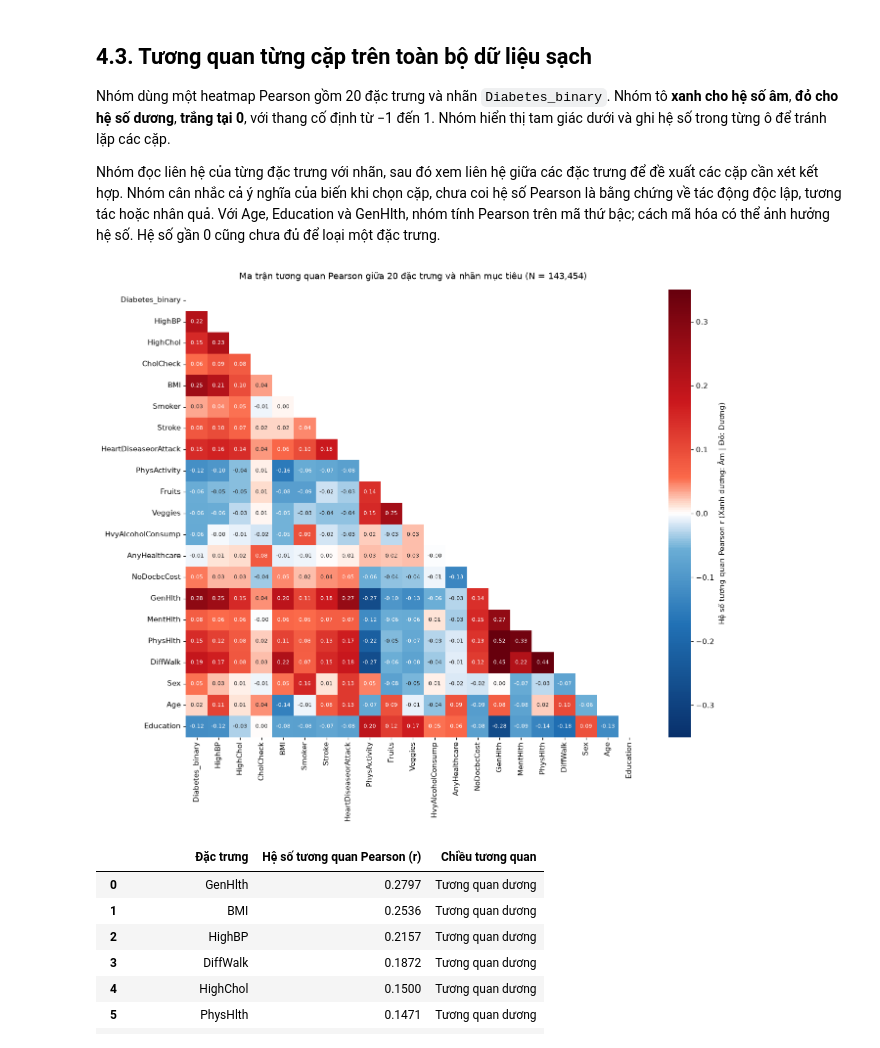
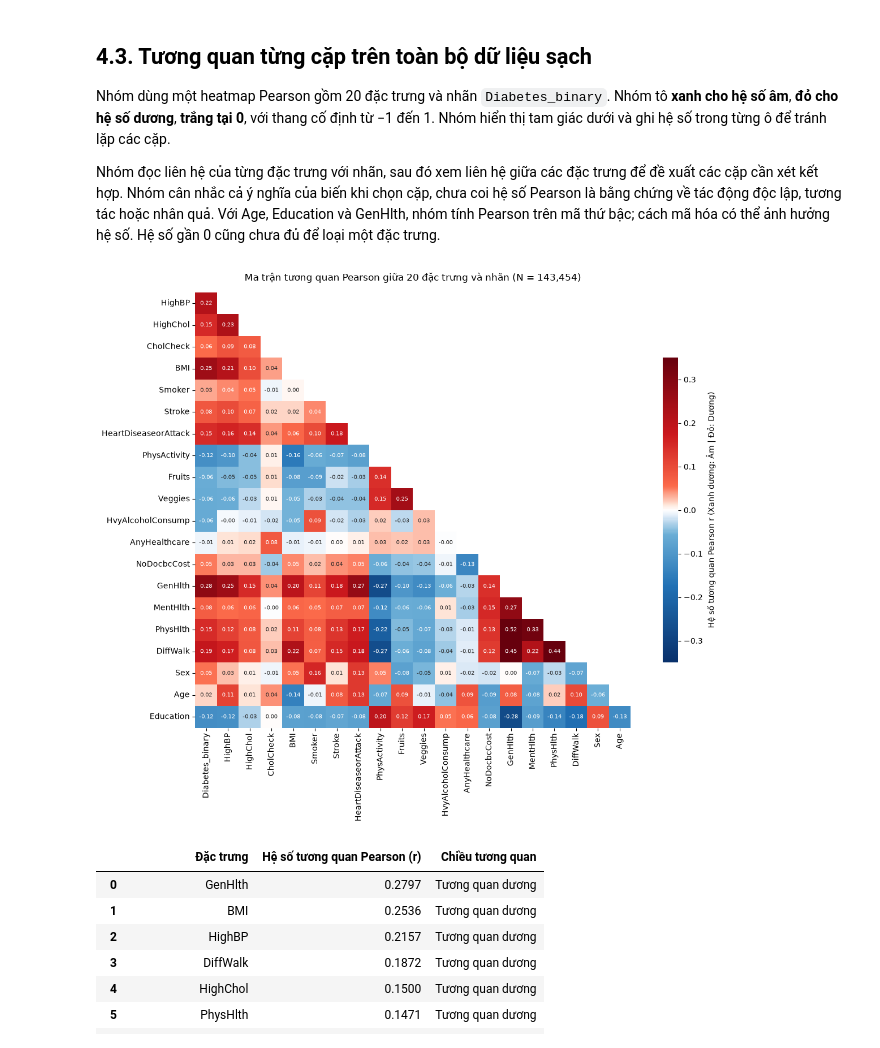
Before and after one commit to trancongdureal/ADY201m, a Jupyter notebook: Bao_cao_cuoi_ky_Nhom_6_v2.ipynb, the cells around one changed output. Drawn from its saved outputs; the diff is of its cells as text; code cells hidden in the pictures.

Commit message:
feat: reconcile latest report with high-contrast correlation heatmap and XGBoost workflow

```diff
--- a/Bao_cao_cuoi_ky_Nhom_6_v2.ipynb
+++ b/Bao_cao_cuoi_ky_Nhom_6_v2.ipynb
@@ -66,7 +68,7 @@ import seaborn as sns
 import sqlite3
 
 # 1. Đọc tệp khảo sát BRFSS 2015
-df_raw = pd.read_csv('data.csv', float_precision='round_trip')
+df_raw = pd.read_csv('2015.csv', float_precision='round_trip')
 print(f"Kích thước tệp dữ liệu thô: {df_raw.shape[0]:,} dòng × {df_raw.shape[1]} cột")
 
 # 2. Danh sách 20 cột đặc trưng ứng viên và 1 cột nhãn mục tiêu
@@ -966,36 +967,33 @@ Nhóm dùng một heatmap Pearson gồm 20 đặc trưng và nhãn `Diabetes_bin
 
 Nhóm đọc liên hệ của từng đặc trưng với nhãn, sau đó xem liên hệ giữa các đặc trưng để đề xuất các cặp cần xét kết hợp. Nhóm cân nhắc cả ý nghĩa của biến khi chọn cặp, chưa coi hệ số Pearson là bằng chứng về tác động độc lập, tương tác hoặc nhân quả. Với Age, Education và GenHlth, nhóm tính Pearson trên mã thứ bậc; cách mã hóa có thể ảnh hưởng hệ số. Hệ số gần 0 cũng chưa đủ để loại một đặc trưng.
 # %%
-# Biểu đồ 10: Ma trận tương quan Pearson giữa 20 đặc trưng và nhãn mục tiêu (N = 143,454)
+# Biểu đồ 10: Ma trận tương quan Pearson (tam giác dưới) giữa 20 đặc trưng và nhãn mục tiêu
 from matplotlib.colors import LinearSegmentedColormap
 
 # Thiết lập dải màu tương quan phân kỳ có độ tương phản cao:
 # Hệ số âm (< 0) ngả Xanh dương, Hệ số dương (> 0) ngả Đỏ
 # Thu hẹp dải màu trắng trung tâm tại 0 để hạn chế màu nhạt, phân biệt sắc nét tương quan âm - dương
 cmap_corr = LinearSegmentedColormap.from_list(
     'BlueWhiteRed',
     [(0.00, '#08306b'), (0.25, '#2171b5'), (0.42, '#6baed6'), (0.48, '#deebf7'),
      (0.50, '#ffffff'),
      (0.52, '#fee0d2'), (0.58, '#fb6a4a'), (0.75, '#cb181d'), (1.00, '#67000d')]
 )
 
-fig, ax = plt.subplots(figsize=(13, 11))
-corr_matrix = df_clean[[TARGET] + FEATURES].corr()
+corr = df_clean[[TARGET] + FEATURES].corr().iloc[1:, :-1]
+mask = np.triu(np.ones(corr.shape, dtype=bool), k=1) | corr.isna().to_numpy()
 
-# Che tam giác trên để tránh trùng lặp thông tin và tập trung vào các cặp tương quan
-mask = np.triu(np.ones_like(corr_matrix, dtype=bool))
-
+fig, ax = plt.subplots(figsize=(13, 10))
 sns.heatmap(
-    corr_matrix, mask=mask, annot=True, fmt='.2f',
-    cmap=cmap_corr, vmin=-0.35, vmax=0.35, center=0,
-    cbar=True, ax=ax, annot_kws={'size': 7.5},
-    cbar_kws={'label': 'Hệ số tương quan Pearson r (Xanh dương: Âm | Đỏ: Dương)'}
+    corr, mask=mask, cmap=cmap_corr, vmin=-0.35, vmax=0.35, center=0, square=True,
+    annot=True, fmt='.2f', annot_kws={'size': 7},
+    cbar_kws={'label': 'Hệ số tương quan Pearson r (Xanh dương: Âm | Đỏ: Dương)', 'shrink': 0.7}, ax=ax
 )
-ax.set_title('Ma trận tương quan Pearson giữa 20 đặc trưng và nhãn mục tiêu (N = 143,454)', fontsize=12, pad=15)
+ax.set_title(f'Ma trận tương quan Pearson giữa 20 đặc trưng và nhãn (N = {len(df_clean):,})', fontsize=12, pad=15)
 plt.tight_layout()
 plt.show()
 # %% [output]
-[figure, old version]
+[figure, new version]
 # %%
 # Bảng 23: Hệ số tương quan Pearson của 20 đặc trưng với nhãn mục tiêu Diabetes_binary
 corr_series = df_clean.corr()['Diabetes_binary'].drop('Diabetes_binary').sort_values(ascending=False)
```
Also changed, not shown: parts of 39 cells of this notebook.
